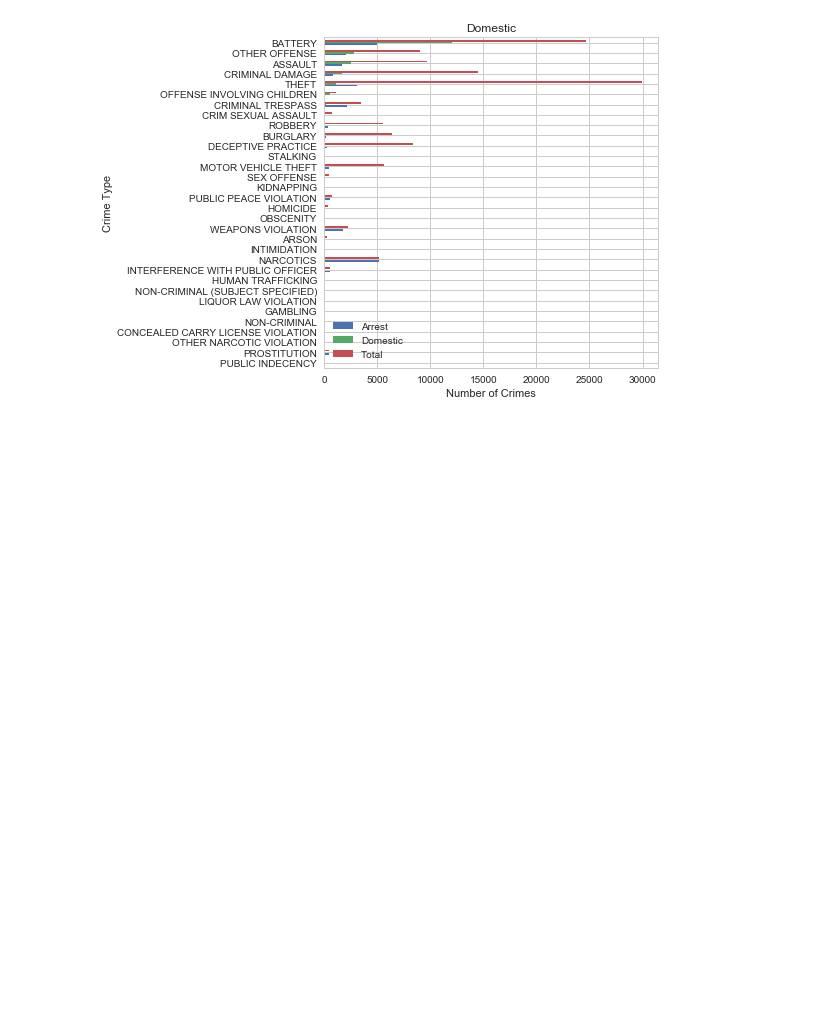
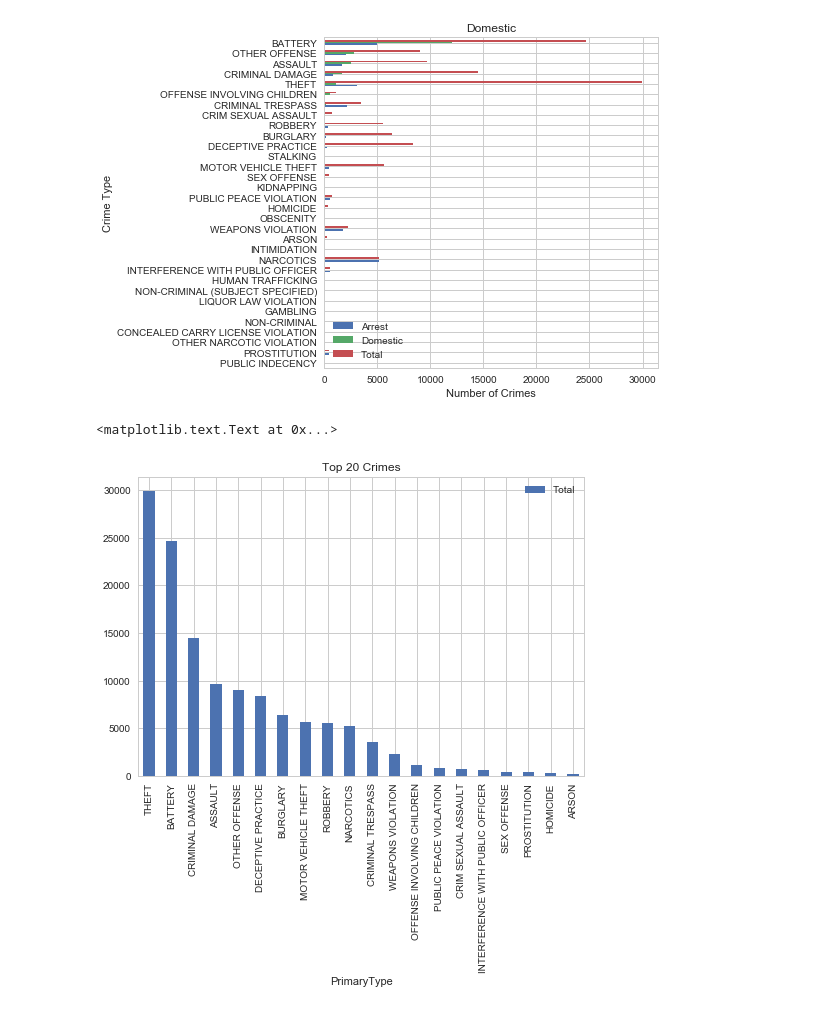
Before and after one commit to RandomFractals/ChicagoCrimes, a Jupyter notebook: notebooks/crime-plots.ipynb, the cells around one changed output. Drawn from its saved outputs; the diff is of its cells as text; code cells hidden in the pictures; blank space fills up the shorter version.

Commit message:
added top 20 crimes, leass than 1000 and 100 crime type reports breakdown bar charts for a better picture of all crimes

```diff
--- a/notebooks/crime-plots.ipynb
+++ b/notebooks/crime-plots.ipynb
@@ -154,3 +154,10 @@ plt.tight_layout()
 plt.show()
 # %% [output]
 [figure]
+# %%
+# top 20 crimes
+crime_type_counts.sort_values(by='Total', ascending=False)[:20].plot(y='Total', kind='bar')
+plt.title('Top 20 Crimes')
+# %% [output]
+<matplotlib.text.Text at 0x...>
+[figure, added]
```
Also changed, not shown: parts of 3 cells of this notebook.
